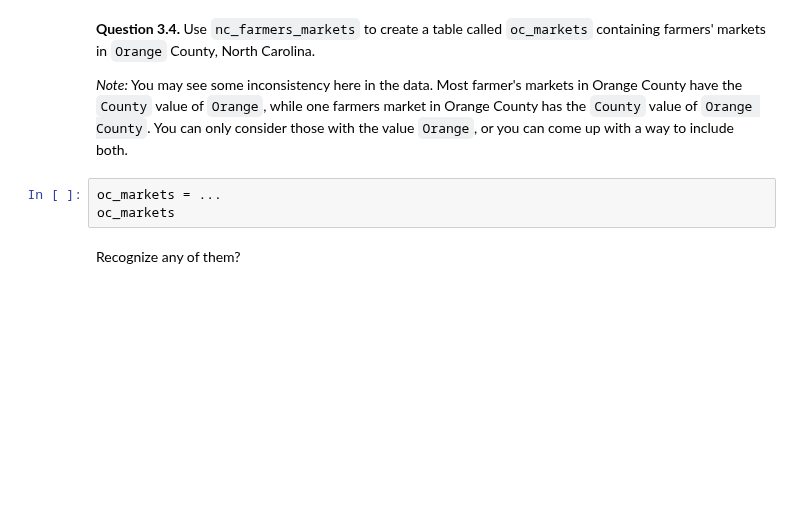
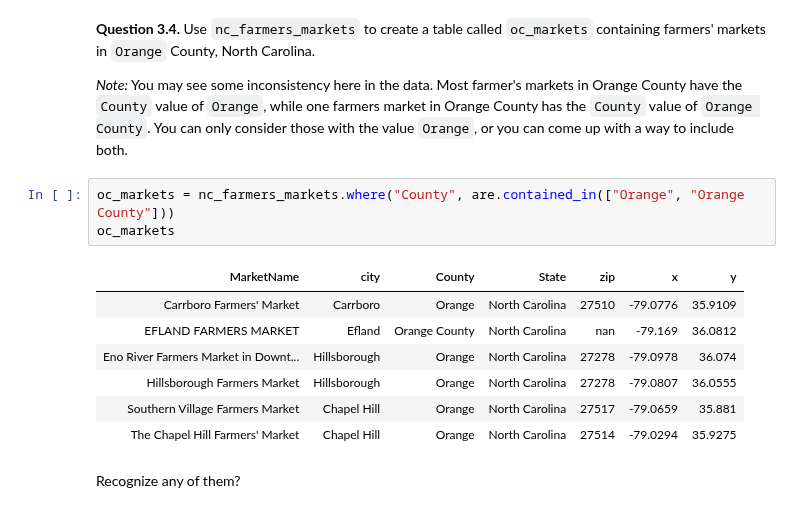
Before and after one commit to AjaxAcheles/STOR-120, a Jupyter notebook: Labs/Lab 2/STOR 120 - lab 02 - Fa26.ipynb, the cells around one changed output. Drawn from its saved outputs; the diff is of its cells as text; blank space fills up the shorter version.

```diff
--- a/Labs/Lab 2/STOR 120 - lab 02 - Fa26.ipynb
+++ b/Labs/Lab 2/STOR 120 - lab 02 - Fa26.ipynb
@@ -216,9 +340,17 @@ The predicate in the example above called the function `are.equal_to` with the v
 **Question 3.4.** Use `nc_farmers_markets` to create a table called `oc_markets` containing farmers' markets in `Orange` County, North Carolina.
 
 *Note:* You may see some inconsistency here in the data. Most farmer's markets in Orange County have the `County` value of `Orange`, while one farmers market in Orange County has the `County` value of `Orange County`. You can only consider those with the value `Orange`, or you can come up with a way to include both.
-# %%
-oc_markets = ...
-oc_markets
+# %%
+oc_markets = nc_farmers_markets.where("County", are.contained_in(["Orange", "Orange County"]))
+oc_markets
+# %% [output]
+| MarketName | city | County | State | zip | x | y |
+| Carrboro Farmers' Market | Carrboro | Orange | North Carolina | 27510 | -79.0776 | 35.9109 |
+| EFLAND FARMERS MARKET | Efland | Orange County | North Carolina | nan | -79.169 | 36.0812 |
+| Eno River Farmers Market in Downt... | Hillsborough | Orange | North Carolina | 27278 | -79.0978 | 36.074 |
+| Hillsborough Farmers Market | Hillsborough | Orange | North Carolina | 27278 | -79.0807 | 36.0555 |
+| Southern Village Farmers Market | Chapel Hill | Orange | North Carolina | 27517 | -79.0659 | 35.881 |
+| The Chapel Hill Farmers' Market | Chapel Hill | Orange | North Carolina | 27514 | -79.0294 | 35.9275 |
 # %% [markdown]
 Recognize any of them?
 # %% [markdown]
```
Also changed, not shown: parts of 62 cells of this notebook.
